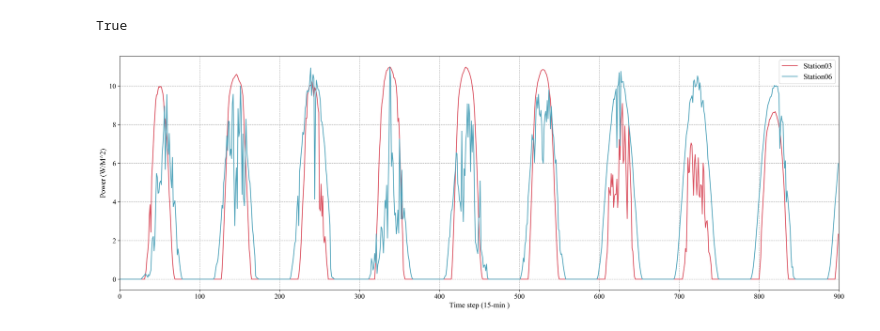
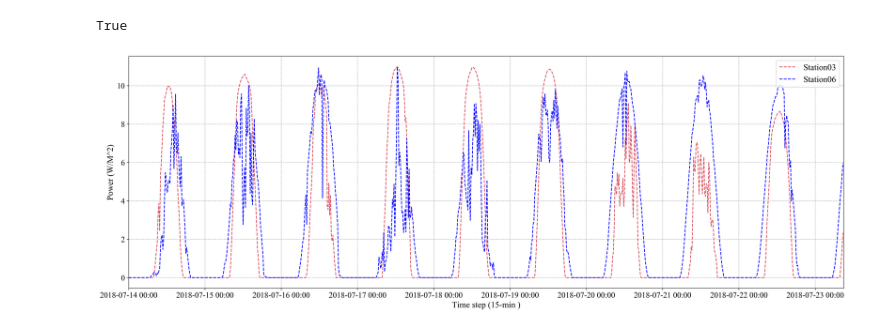
Before and after one commit to yaotc/PVODataset, a Jupyter notebook: src/SampleCode.ipynb, the cells around one changed output. Saved outputs shown, nothing was run; the diff lists cells and outputs as text; code cells hidden in the pictures.

```diff
--- a/src/SampleCode.ipynb
+++ b/src/SampleCode.ipynb
@@ -220,27 +221,31 @@ True
 # %%
 ori_data0 = pvod.read_ori_data(3)
 ori_data2 = pvod.read_ori_data(6)
+start, end = 0, 900
+datet = ori_data2["date_time"][start:end]
+datet = [str(i)[:-3] for i in datet]
+tmp_t = [datet[i] for i in list(range(start,end,96))]
 
 import matplotlib.pyplot as plt
 plt.rc('font',family='Times New Roman')
 plt.figure(figsize=(24,8),dpi=300)
 
-fs = 14
+fs = 16
 
-start, end = 0, 900
 
-line0, = plt.plot(ori_data0["power"][start:end], color='#D94E5D', linestyle='-')
-line1, = plt.plot(ori_data2["power"][start:end], color='#50A3BA', linestyle='-')
 
-plt.legend(handles=[line0, line1], labels=['Station03','Station06'], loc='best',fontsize=fs)
+line0, = plt.plot(ori_data0["power"][start:end], color='#D94E5D', linestyle='--')
+line1, = plt.plot(ori_data2["power"][start:end], color='blue', linestyle='--')
 
+plt.legend(handles=[line0, line1], labels=['Station03','Station06'], loc='upper right',fontsize=fs)
+plt.xticks(list(range(start,end,96)), tmp_t)
 plt.grid(ls='--')
 plt.xlim(0,end)
 plt.yticks(size = fs-1)
 plt.xticks(size = fs-1)
 plt.ylabel('Power (W/M^2)',fontsize=fs)
 plt.xlabel('Time step (15-min )',fontsize=fs)
 plt.savefig('./powersample.png',bbox_inches='tight')
 plt.show()
 # %% [output]
-[figure, old version]
+[figure, new version]
```
Also changed, not shown: parts of 1 cell of this notebook, 2 other files.
